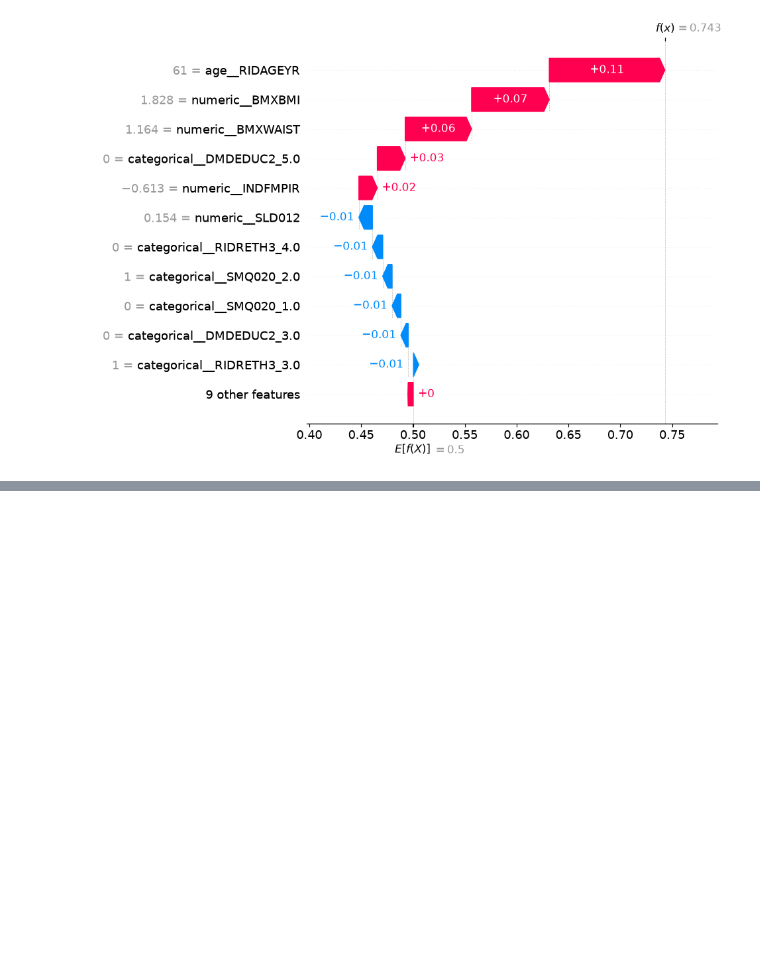
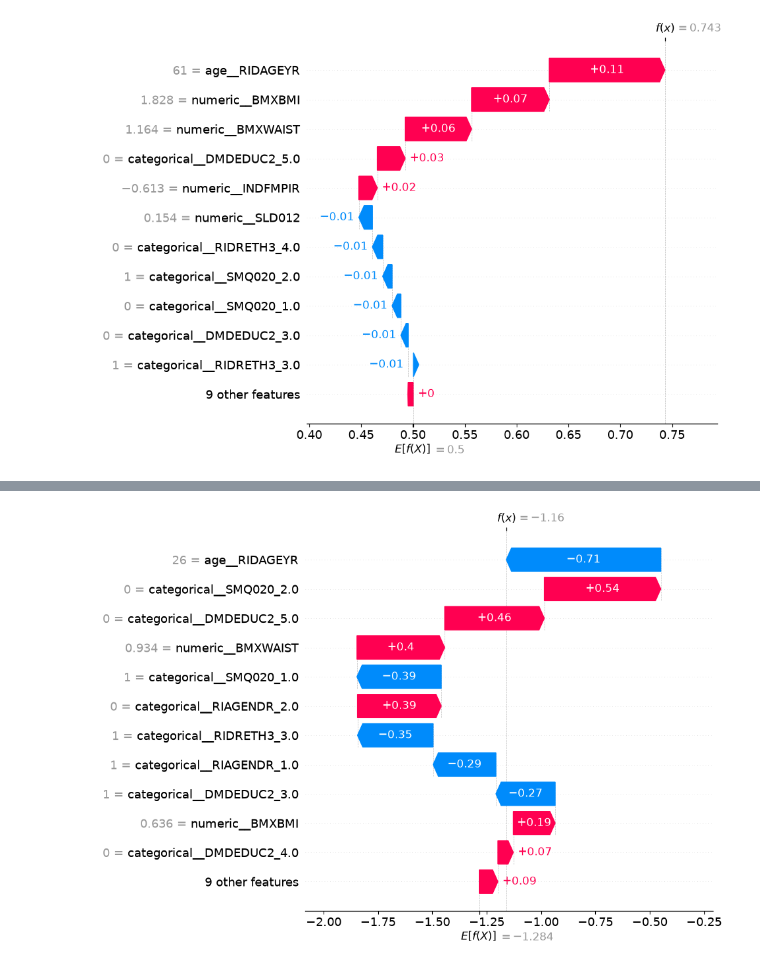
Before and after one commit to Huseyinyagmur/personalized-health-risk-assistant, a Jupyter notebook: nhanes_analysis.ipynb, the cells around one changed output, grey strips where cells are left out. Cells and saved outputs as stored; diff of their text form; code cells hidden in the pictures; blank space fills up the shorter version.

```diff
--- a/nhanes_analysis.ipynb
+++ b/nhanes_analysis.ipynb
@@ -1115,0 +1650,33 @@ Modelin pozitif sınıf olasılığı: 0.743
+# %%
+# Tek bir örnek seç
+sample_index = 0
+
+sample = X_shap_diab.iloc[[sample_index]]
+
+# Modelin ön işleme adımından geçir
+sample_transformed = diabetes_lr.named_steps[
+    "preprocessor"
+].transform(sample)
+
+# Özellik isimlerini al
+feature_names = diabetes_lr.named_steps[
+    "preprocessor"
+].get_feature_names_out()
+
+# SHAP değerlerini al
+sample_values = shap_values_diab.values[sample_index]
+base_value = shap_values_diab.base_values[sample_index]
+
+# Açıklamayı özellik isimleriyle yeniden oluştur
+sample_explanation = shap.Explanation(
+    values=sample_values,
+    base_values=base_value,
+    data=sample_transformed.toarray()[0]
+        if hasattr(sample_transformed, "toarray")
+        else sample_transformed[0],
+    feature_names=list(feature_names)
+)
+
+shap.plots.waterfall(sample_explanation, max_display=12)
+# %% [output]
+[figure, added]
```
Also changed, not shown: parts of 12 cells of this notebook.
